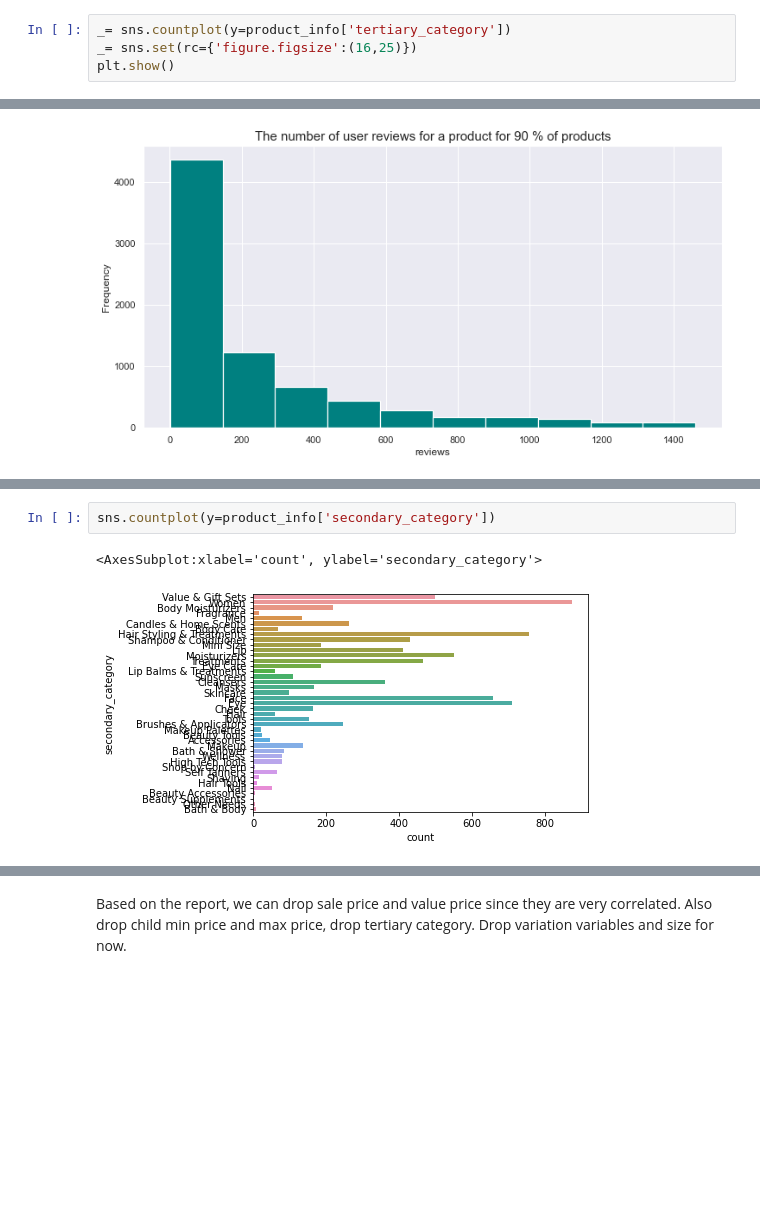
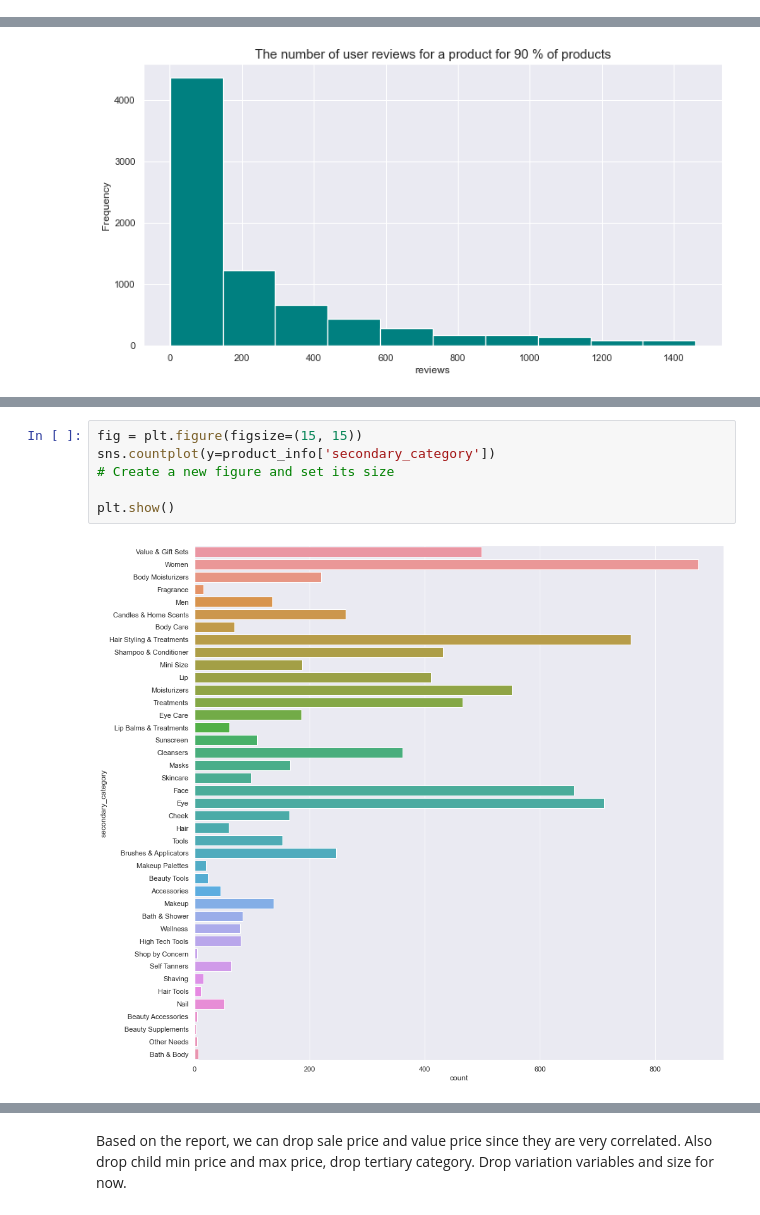
Before and after one commit to rowedata/deepLearningRecommender, a Jupyter notebook: notebooks/Data Wrangling.ipynb, the cells around one changed output, grey strips where cells are left out. Saved outputs shown, nothing was run; the diff lists cells and outputs as text; blank space fills up the shorter version.

```diff
--- a/notebooks/Data Wrangling.ipynb
+++ b/notebooks/Data Wrangling.ipynb
@@ -119,7 +114,3 @@ sns.countplot(y=product_info['secondary_category'])
 # %% [output]
 <AxesSubplot:xlabel='count', ylabel='secondary_category'>
 [figure]
-# %%
-_= sns.countplot(y=product_info['tertiary_category'])
-_= sns.set(rc={'figure.figsize':(16,25)})
-plt.show()
@@ -325,8 +246,11 @@ Text(0.5, 1.0, 'Primary category')
 # %%
+fig = plt.figure(figsize=(15, 15))
 sns.countplot(y=product_info['secondary_category'])
+# Create a new figure and set its size
+
+plt.show()
 # %% [output]
-<AxesSubplot:xlabel='count', ylabel='secondary_category'>
-[figure, old version]
+[figure, new version]
 # %%
 fig = plt.figure(figsize=(10, 5))
 plt.hist(product_info['loves_count'],color='teal', edgecolor='white', linewidth=1.2)
```
Also changed, not shown: parts of 47 cells of this notebook, 4 other files.
